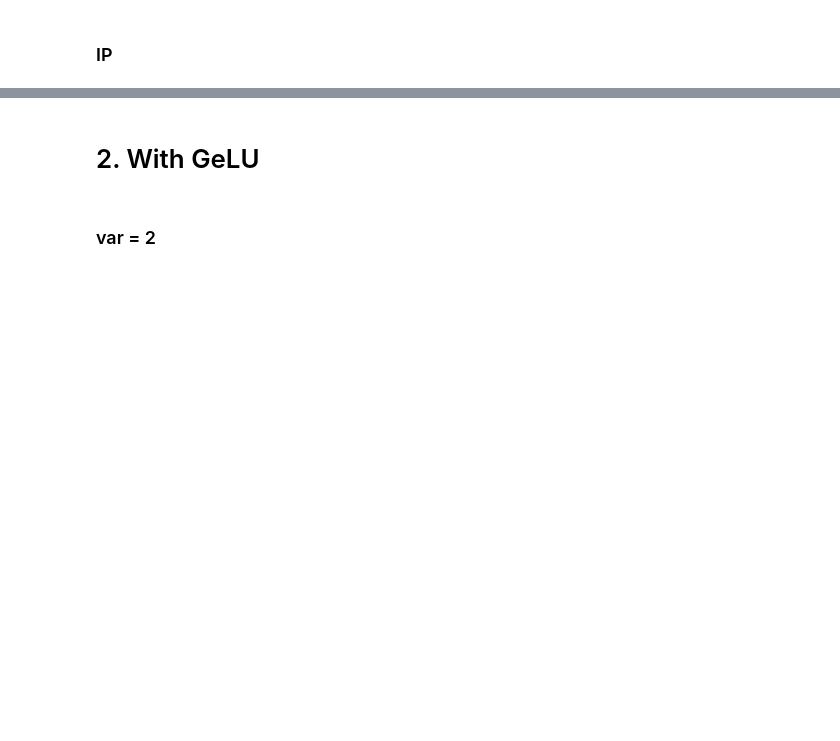
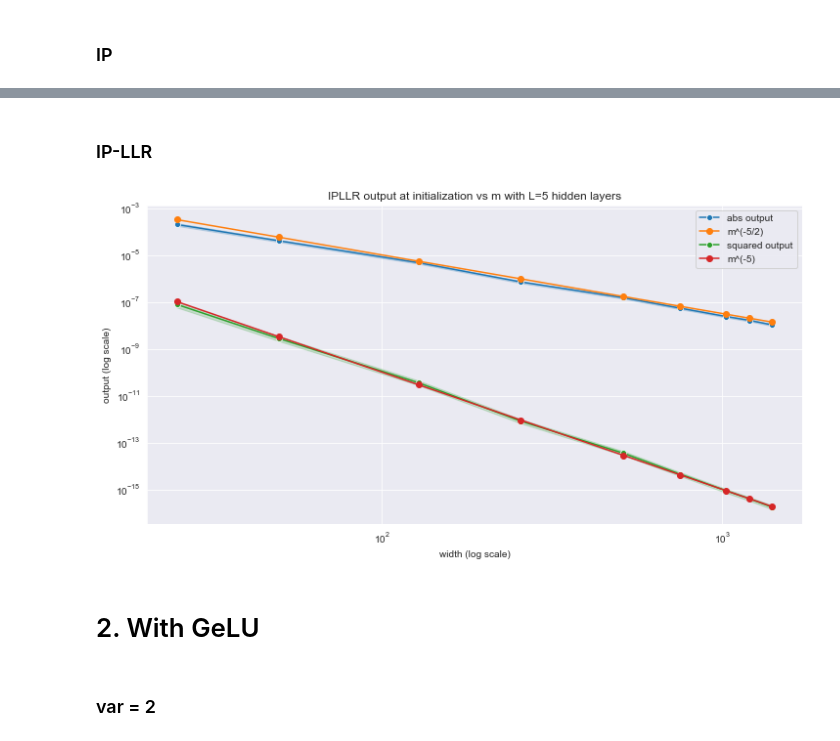
Before and after one commit to karl-hajjar/wide-networks, a Jupyter notebook: pytorch/notebooks/abc_parameterizations/initialization/plot-fc-models-init.ipynb, the cells around one changed output, grey strips where cells are left out. Drawn from its saved outputs; the diff is of its cells as text; code cells hidden in the pictures; blank space fills up the shorter version.

```diff
--- a/pytorch/notebooks/abc_parameterizations/initialization/plot-fc-models-init.ipynb
+++ b/pytorch/notebooks/abc_parameterizations/initialization/plot-fc-models-init.ipynb
@@ -64,3 +72,10 @@ results_df = plot_init_outputs_vs_m(fig_path, 'IP', ip.FCIP, n_trials, widths, b
+# %% [markdown]
+### IP-LLR
+# %%
+fig_path = os.path.join(FIGURES_DIR, 'ipllr_outputs_L={}.png'.format(L))
+results_df = plot_init_outputs_vs_m(fig_path, 'IPLLR', ipllr.FcIPLLR, n_trials, widths, base_model_config, x=x)
+# %% [output]
+[figure, added]
 # %% [markdown]
 # 2. With GeLU
 # %% [markdown]
```
Also changed, not shown: parts of 28 cells of this notebook, 16 other files.
